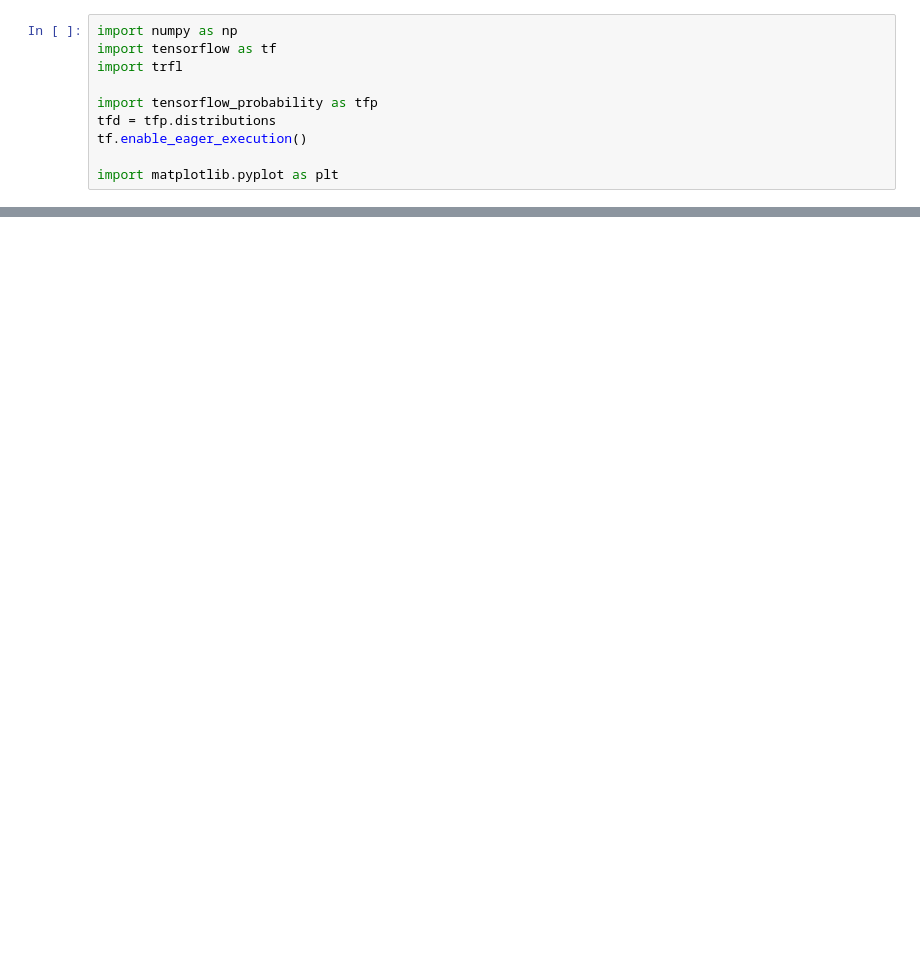
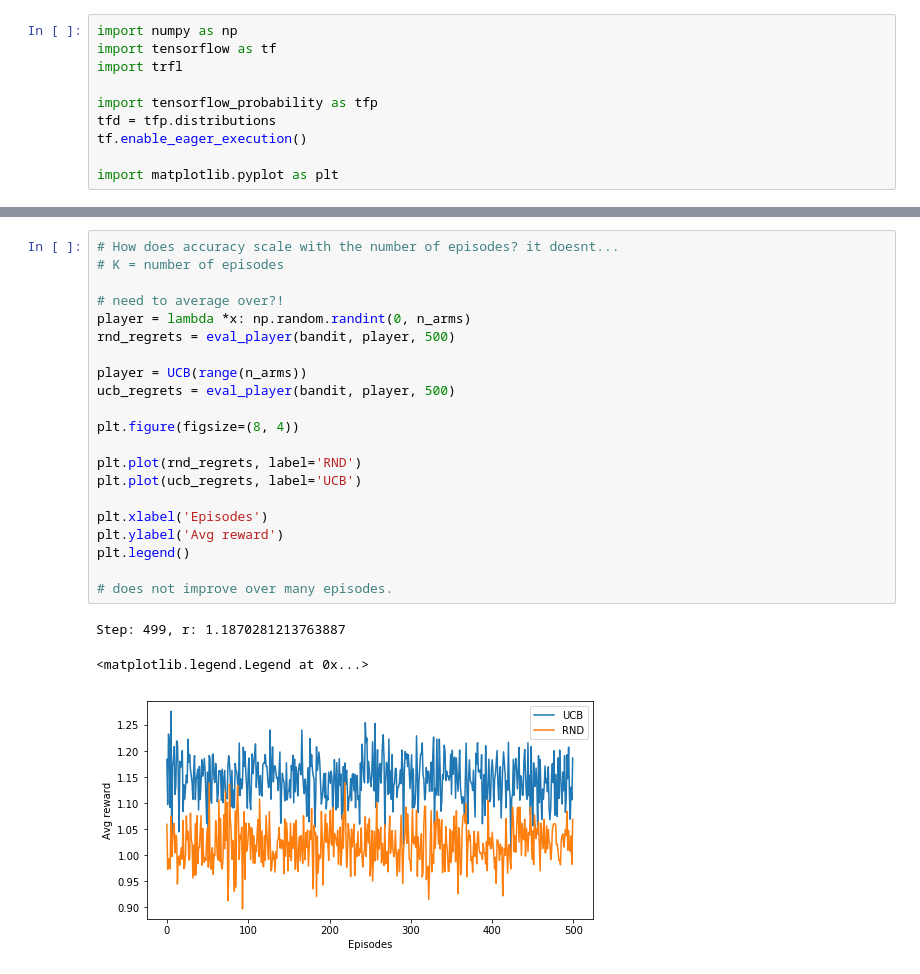
Before and after one commit to act65/masters-thesis, a Jupyter notebook: code/lr-2-rl.ipynb, the cells around one changed output, grey strips where cells are left out. Cells and saved outputs as stored; diff of their text form; blank space fills up the shorter version.

```diff
--- a/code/lr-2-rl.ipynb
+++ b/code/lr-2-rl.ipynb
@@ -151,0 +171,25 @@ list(M.get_batch(3))
+# %%
+# How does accuracy scale with the number of episodes? it doesnt...
+# K = number of episodes
+
+# need to average over?!
+player = lambda *x: np.random.randint(0, n_arms)
+rnd_regrets = eval_player(bandit, player, 500)
+
+player = UCB(range(n_arms))
+ucb_regrets = eval_player(bandit, player, 500)
+
+plt.figure(figsize=(8, 4))
+
+plt.plot(rnd_regrets, label='RND')
+plt.plot(ucb_regrets, label='UCB')
+
+plt.xlabel('Episodes')
+plt.ylabel('Avg reward')
+plt.legend()
+
+# does not improve over many episodes.
+# %% [output]
+Step: 499, r: 1.1870281213763887
+<matplotlib.legend.Legend at 0x...>
+[figure, added]
```
Also changed, not shown: parts of 24 cells of this notebook, 1 other file.
